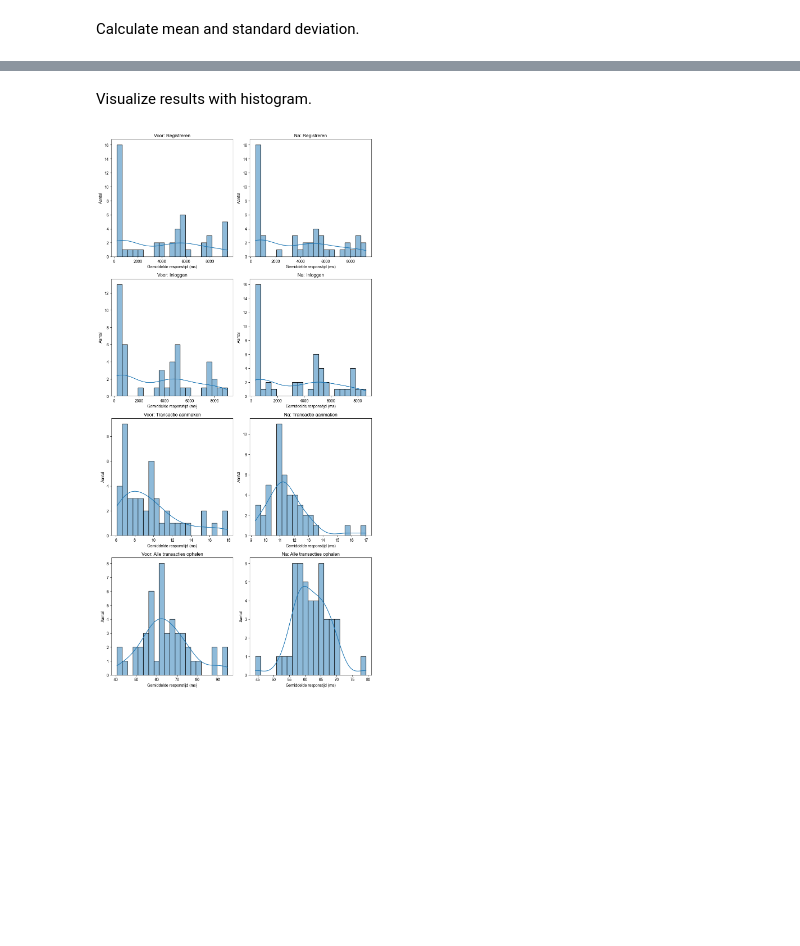
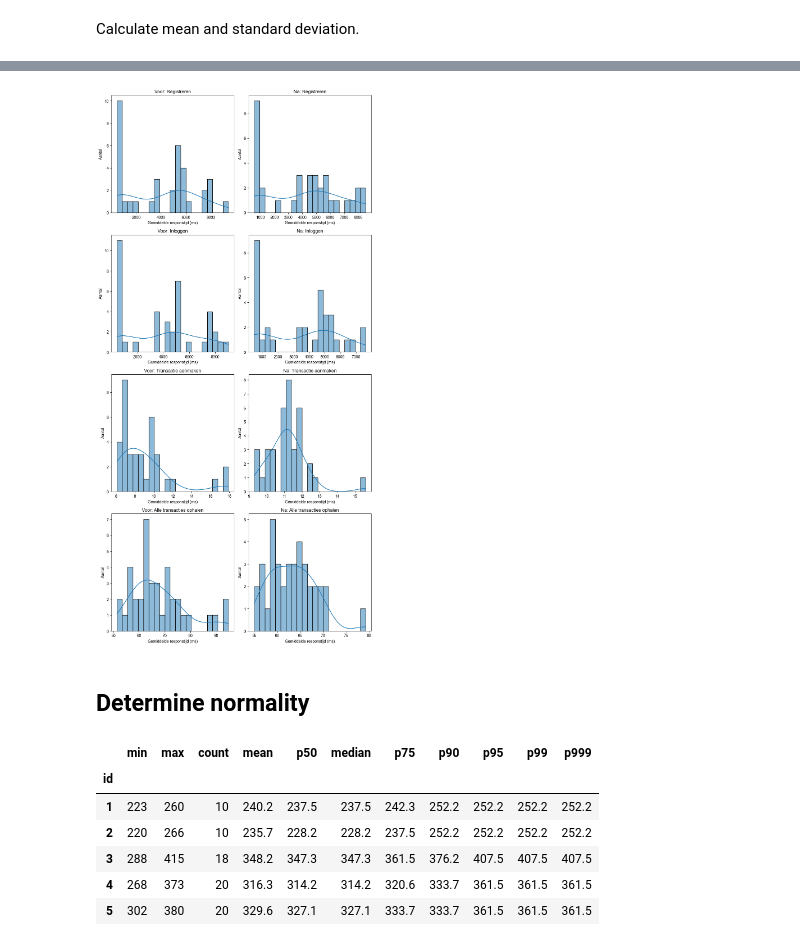
Before and after one commit to jorenvermeersch/bachelorproef-prestatietesten, a Jupyter notebook: data_analysis_and_visualization/load_testing/graphs.ipynb, the cells around one changed output, grey strips where cells are left out. Cells and saved outputs as stored; diff of their text form; code cells hidden in the pictures; blank space fills up the shorter version.

```diff
--- a/data_analysis_and_visualization/load_testing/graphs.ipynb
+++ b/data_analysis_and_visualization/load_testing/graphs.ipynb
@@ -86,11 +101,11 @@ plt.show()
-# %% [markdown]
-Visualize results with histogram.
 # %%
+# Histogram.
 figure, axes = plt.subplots(len(scenarios), 2, figsize=(10, 5*len(scenarios)))
 
 for ax, scenario in zip(axes, scenarios):
     # Before.
     before = pd.read_csv(filepath_or_buffer=f'{base_path}/original/{scenario}.csv', delimiter=',', header=0, index_col=0)
+    before = before[before['count'] >= 30]
 
     sns.histplot(data=before, x="mean",  bins=21, kde=True, ax=ax[0])
     ax[0].set_title(f'Voor: {scenario_desriptions[scenario]}')
@@ -100,6 +115,7 @@ for ax, scenario in zip(axes, scenarios):
 
     # After.
     after = pd.read_csv(filepath_or_buffer=f'{base_path}/cybersecurity/{scenario}.csv', delimiter=',', header=0, index_col=0)
+    after = after[after['count'] >= 30]
 
     sns.histplot(data=after, x="mean",  bins=21, kde=True, ax=ax[1])
     ax[1].set_title(f'Na: {scenario_desriptions[scenario]}')
@@ -110,4 +126,17 @@ for ax, scenario in zip(axes, scenarios):
 plt.tight_layout()
 plt.show()
 # %% [output]
-[figure, old version]
+[figure, new version]
+# %% [markdown]
+## Determine normality
+# %%
+before = pd.read_csv(filepath_or_buffer=f'{base_path}/original/1_register_fake_data.csv', delimiter=',', header=0, index_col=0)
+before.head()
+# %% [output]
+|  | min | max | count | mean | p50 | median | p75 | p90 | p95 | p99 | p999 |
+| id |  |  |  |  |  |  |  |  |  |  |  |
+| 1 | 223 | 260 | 10 | 240.2 | 237.5 | 237.5 | 242.3 | 252.2 | 252.2 | 252.2 | 252.2 |
+| 2 | 220 | 266 | 10 | 235.7 | 228.2 | 228.2 | 237.5 | 252.2 | 252.2 | 252.2 | 252.2 |
+| 3 | 288 | 415 | 18 | 348.2 | 347.3 | 347.3 | 361.5 | 376.2 | 407.5 | 407.5 | 407.5 |
+| 4 | 268 | 373 | 20 | 316.3 | 314.2 | 314.2 | 320.6 | 333.7 | 361.5 | 361.5 | 361.5 |
+| 5 | 302 | 380 | 20 | 329.6 | 327.1 | 327.1 | 333.7 | 333.7 | 361.5 | 361.5 | 361.5 |
```
Also changed, not shown: parts of 12 cells of this notebook.
